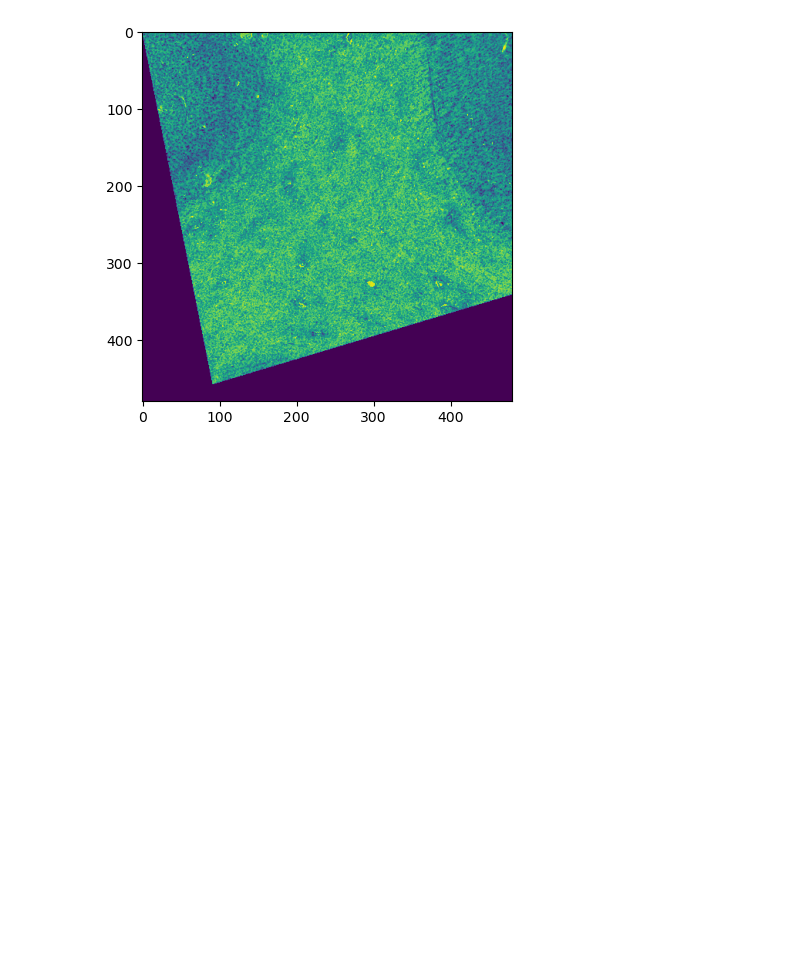
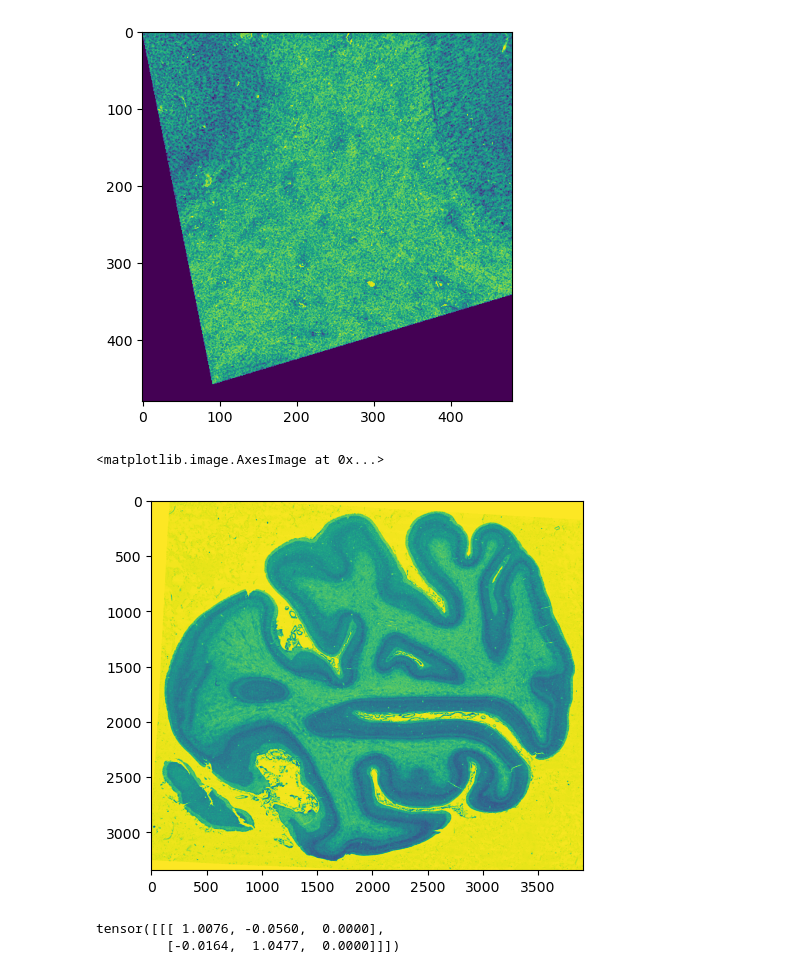
Before and after one commit to rorinr/HyperBrain, a Jupyter notebook: test.ipynb, the cells around one changed output. Drawn from its saved outputs; the diff is of its cells as text; code cells hidden in the pictures; blank space fills up the shorter version.

```diff
--- a/test.ipynb
+++ b/test.ipynb
@@ -509,3 +520,12 @@ plt.imshow(perspective_img[0, 0])
 # %% [output]
 <matplotlib.image.AxesImage at 0x...>
 [figure]
+# %%
+import numpy as np
+img = read_image("data/cyto_downscaled_3344_3904/B20_0429_Slice15_transformed.tif")
+img = torch.Tensor(np.array(img))
+# %%
+plt.imshow(img)
+# %% [output]
+<matplotlib.image.AxesImage at 0x...>
+[figure, added]
@@ -511,0 +534,5 @@ plt.imshow(perspective_img[0, 0])
+# %%
+transformation_matrix[:, :2]
+# %% [output]
+tensor([[[ 1.0076, -0.0560,  0.0000],
+         [-0.0164,  1.0477,  0.0000]]])
```
Also changed, not shown: parts of 11 cells of this notebook, 24 other files.
